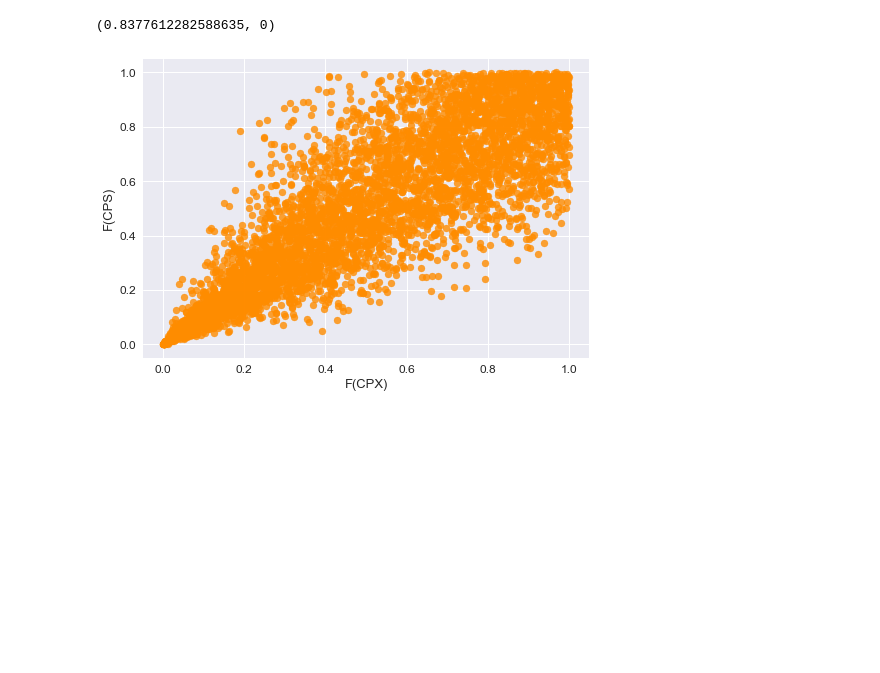
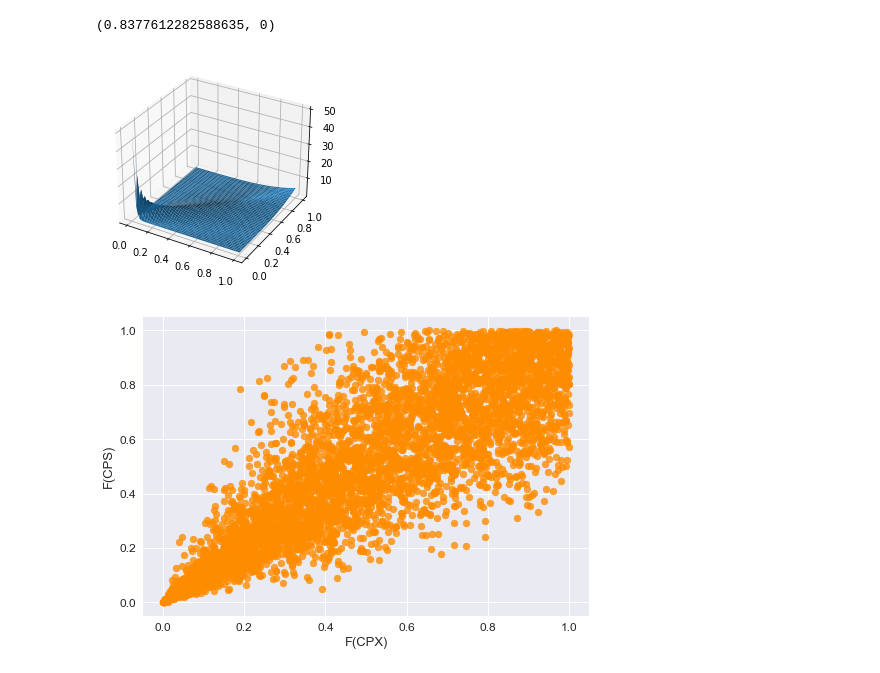
Before and after one commit to rcarcacheflores/ISEG-Dissertation, a Jupyter notebook: CH5 - Models for Claim Dependence/Bivariate copulas/Bivariate copulas for claims by site.ipynb, the cells around one changed output. Saved outputs shown, nothing was run; the diff lists cells and outputs as text; code cells hidden in the pictures; blank space fills up the shorter version.

```diff
--- a/CH5 - Models for Claim Dependence/Bivariate copulas/Bivariate copulas for claims by site.ipynb
+++ b/CH5 - Models for Claim Dependence/Bivariate copulas/Bivariate copulas for claims by site.ipynb
@@ -232,6 +244,10 @@ cop4 = archimedean(family="clayton")
 cop4.LTDC(theta=dist4.theta), cop4.UTDC(theta=dist4.theta)
 # %% [output]
 (0.8377612282588635, 0)
+# %%
+cop4.plot_pdf(theta=dist4.theta, Nsplit=50)
+# %% [output]
+[figure, added]
 # %%
 #simulating with this Clayton copula
 from pycop.bivariate import simulation
```
Also changed, not shown: parts of 8 cells of this notebook.
